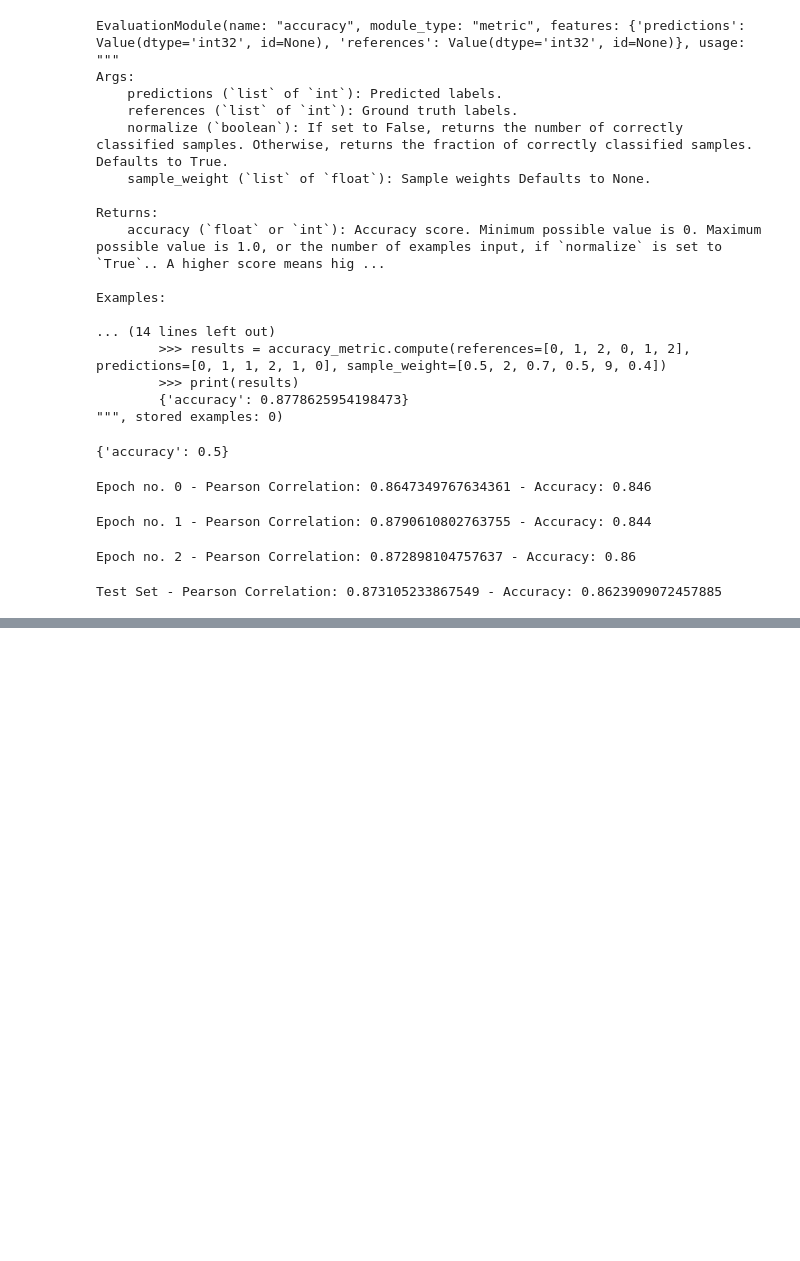
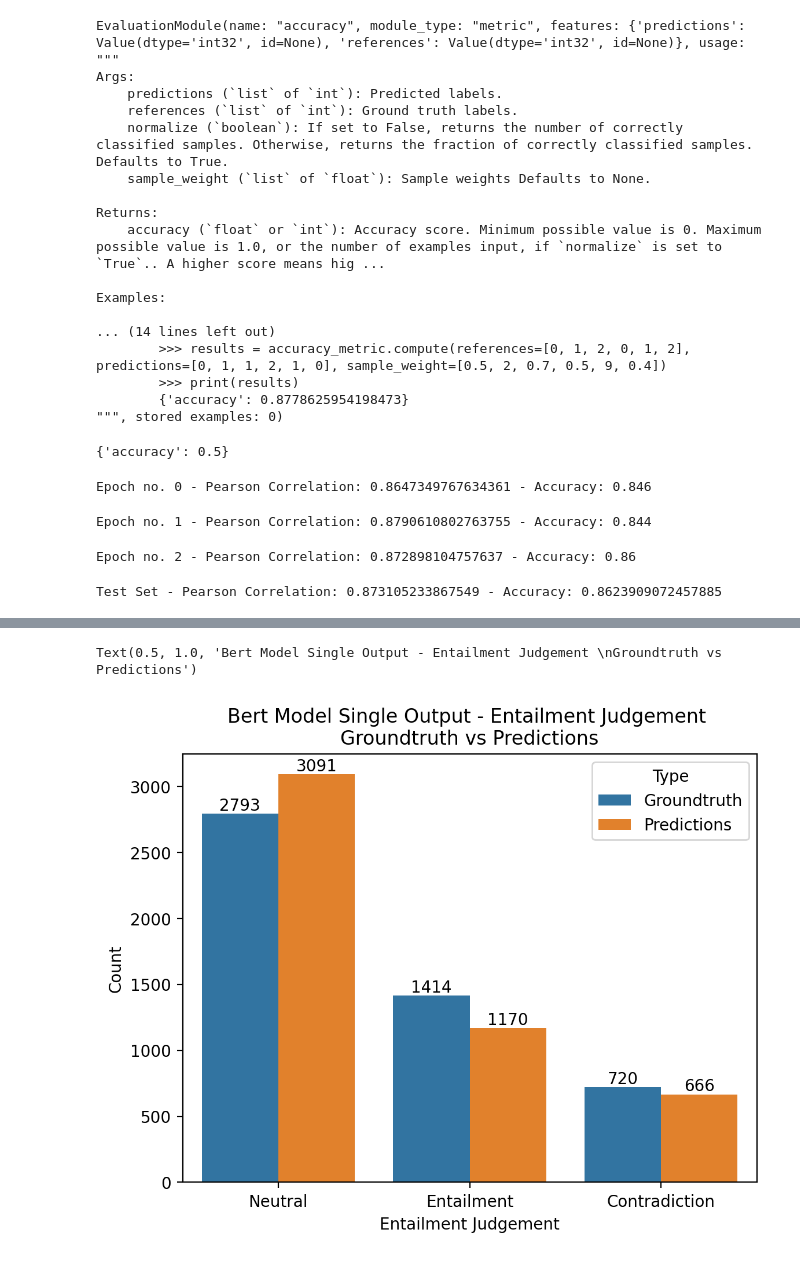
Before and after one commit to difersalest/NLP-Exercise-3, a Jupyter notebook: bert_version_single_outputs.ipynb, the cells around one changed output, grey strips where cells are left out. Cells and saved outputs as stored; diff of their text form; code cells hidden in the pictures; blank space fills up the shorter version.

```diff
--- a/bert_version_single_outputs.ipynb
+++ b/bert_version_single_outputs.ipynb
@@ -392,0 +546,5 @@ Test Set - Pearson Correlation: 0.873105233867549 - Accuracy: 0.8623909072457885
+# %%
+label_map = {0: "Neutral", 1: "Entailment", 2: "Contradiction"}
+sorted_results_test_df["Real_Entail_Classes_Map"] = sorted_results_test_df["Real_Entail_Classes"].apply(lambda x: label_map[x])
+sorted_results_test_df["Pred_Entail_Classes_Map"] = sorted_results_test_df["Pred_Entail_Classes"].apply(lambda x: label_map[x])
+sorted_results_test_df
@@ -392,0 +565,10 @@ Test Set - Pearson Correlation: 0.873105233867549 - Accuracy: 0.8623909072457885
+# %%
+from collections import Counter
+import pandas as pd
+count_labels_real = Counter(sorted_results_test_df["Real_Entail_Classes_Map"])
+count_labels_pred = Counter(sorted_results_test_df["Pred_Entail_Classes_Map"])
+count_labels_real_df = pd.DataFrame({"Label": count_labels_real.keys(), "Groundtruth": count_labels_real.values()}, columns=["Label", "Groundtruth"])
+count_labels_pred_df = pd.DataFrame({"Label": count_labels_pred.keys(), "Predictions": count_labels_pred.values()}, columns=["Label", "Predictions"])
+count_labels_df = count_labels_real_df.merge(count_labels_pred_df, on="Label")
+# count_labels_df = pd.concat([pd.DataFrame({"Label": count_labels_real.keys(), "Groundtruth": count_labels_real.values()}, columns=["Label", "Groundtruth"]), pd.DataFrame({"Label": count_labels_pred.keys(), "Predictions": count_labels_pred.values()}, columns=["Label", "Predictions"])], axis=1)
+count_labels_df
@@ -392,0 +580,3 @@ Test Set - Pearson Correlation: 0.873105233867549 - Accuracy: 0.8623909072457885
+# %%
+melted_df = count_labels_df.melt(id_vars="Label", var_name="Type", value_name="Count")
+melted_df
@@ -392,0 +591,20 @@ Test Set - Pearson Correlation: 0.873105233867549 - Accuracy: 0.8623909072457885
+# %%
+import pandas as pd
+import matplotlib.pyplot as plt
+import seaborn as sns
+import numpy as np
+
+fig, ax = plt.subplots(1,1)
+fig.dpi = 200
+sns.barplot(data=melted_df, x = "Label", y="Count", hue="Type")
+ax.bar_label(ax.containers[0])
+ax.bar_label(ax.containers[1])
+# for index, row in melted_df.iterrows():
+#     ax.text(index, row['Count'], round(row['Count'], 2),
+#             color='black', ha='center', va='bottom')
+ax.set_xlabel("Entailment Judgement")
+ax.set_ylabel("Count")
+ax.set_title("Bert Model Single Output - Entailment Judgement \nGroundtruth vs Predictions")
+# %% [output]
+Text(0.5, 1.0, 'Bert Model Single Output - Entailment Judgement \nGroundtruth vs Predictions')
+[figure, added]
```
Also changed, not shown: parts of 18 cells of this notebook, 2 other files.
